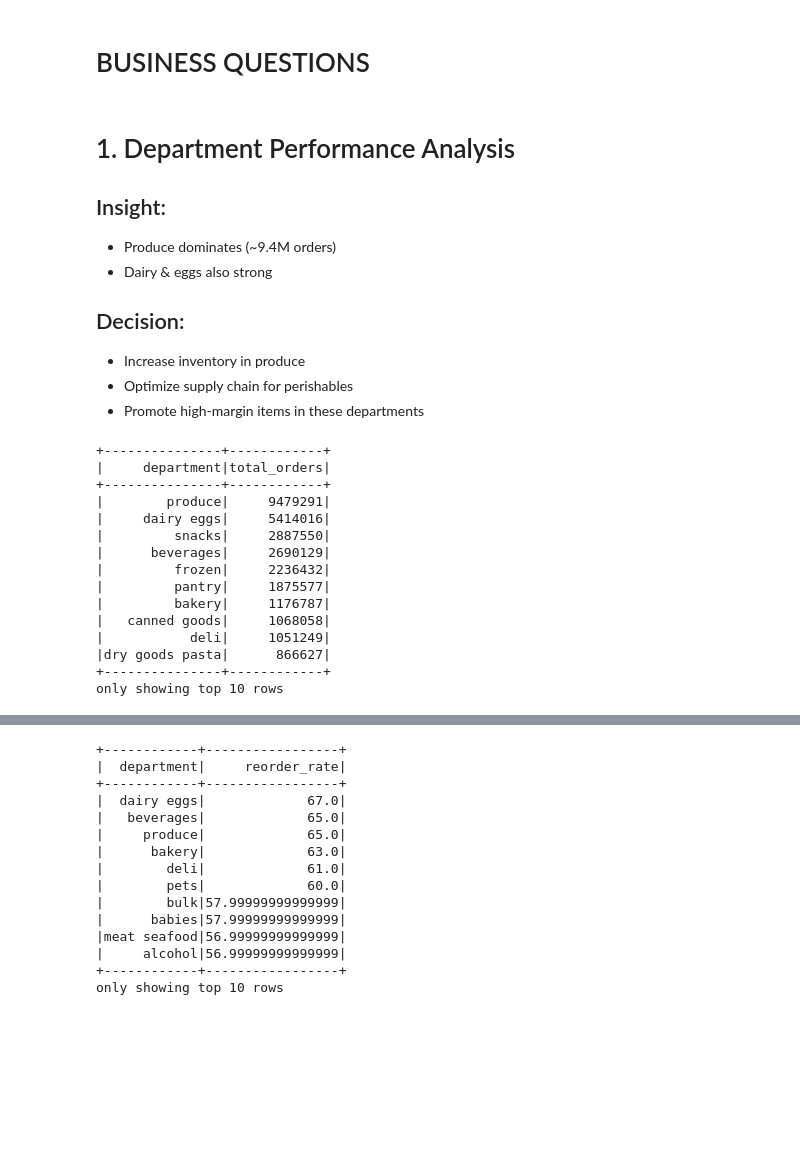
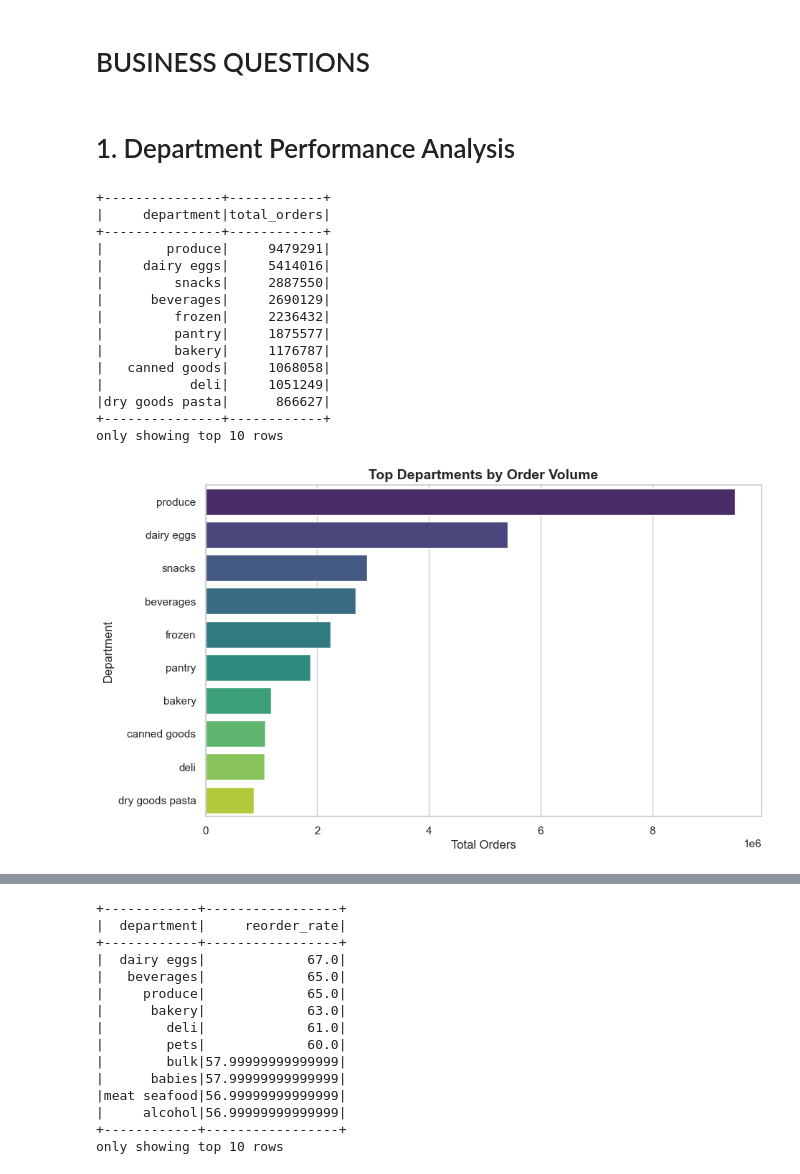
Before and after one commit to bhaskaraya3/instacart-big-data-analytics-pyspark, a Jupyter notebook: instacart_pyspark_analysis.ipynb, the cells around one changed output, grey strips where cells are left out. Saved outputs shown, nothing was run; the diff lists cells and outputs as text; code cells hidden in the pictures; blank space fills up the shorter version.

Commit message:
visuals plotted

```diff
--- a/instacart_pyspark_analysis.ipynb
+++ b/instacart_pyspark_analysis.ipynb
@@ -127,36 +127,50 @@ df = df.join(basket_df,on="order_id",how="left")
 
 # First product features
 df = df.join(first_product_df,on="product_name",how="left")
+# %%
+import matplotlib.pyplot as plt
+import seaborn as sns
+
+# Global theme
+sns.set(style="whitegrid")
+
+# Custom color palette (gradient style)
+palette = sns.color_palette("viridis", as_cmap=False)
+
+plt.rcParams["figure.figsize"] = (10,6)
+plt.rcParams["axes.titleweight"] = "bold"
+plt.rcParams["axes.titlesize"] = 14
 # %% [markdown]
 # BUSINESS QUESTIONS
 # %% [markdown]
 # 1. Department Performance Analysis
-
-## Insight:
-- Produce dominates (~9.4M orders)
-- Dairy & eggs also strong
-
-## Decision:
-- Increase inventory in produce
-- Optimize supply chain for perishables
-- Promote high-margin items in these departments
 # %%
 from pyspark.sql.functions import count
 
 df.groupBy("department").agg(count("*").alias("total_orders")).orderBy("total_orders", ascending=False).show(10)
+
+pdf_department = df.groupBy("department").count().orderBy("count", ascending=False).limit(10).toPandas()
+
+sns.barplot(data=pdf_department, x="count", y="department", hue='department',palette="viridis",legend=False)
+plt.title("Top Departments by Order Volume")
+plt.xlabel("Total Orders")
+plt.ylabel("Department")
+
+plt.show()
 # %% [output]
 +---------------+------------+
 |     department|total_orders|
 +---------------+------------+
 |        produce|     9479291|
 |     dairy eggs|     5414016|
 |         snacks|     2887550|
 |      beverages|     2690129|
 |         frozen|     2236432|
 |         pantry|     1875577|
 |         bakery|     1176787|
 |   canned goods|     1068058|
 |           deli|     1051249|
 |dry goods pasta|      866627|
 +---------------+------------+
 only showing top 10 rows
+[figure, added]
```
Also changed, not shown: parts of 28 cells of this notebook.
